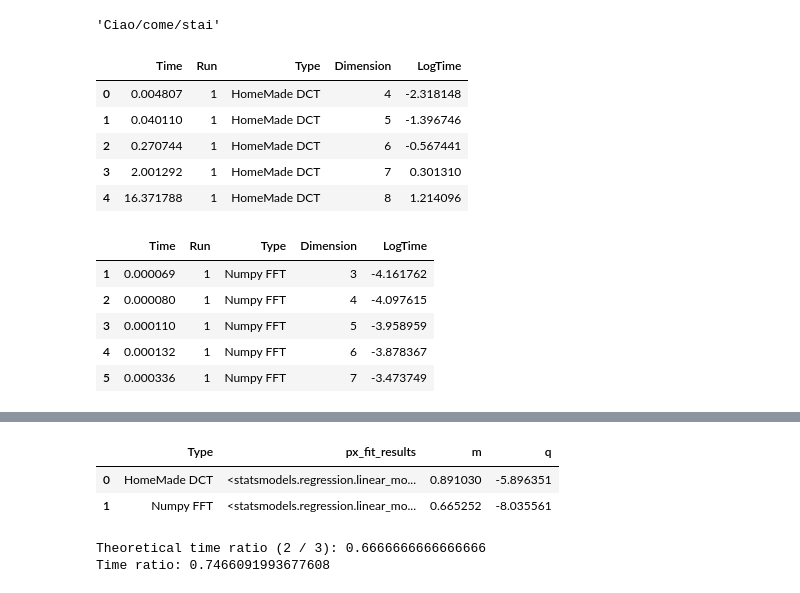
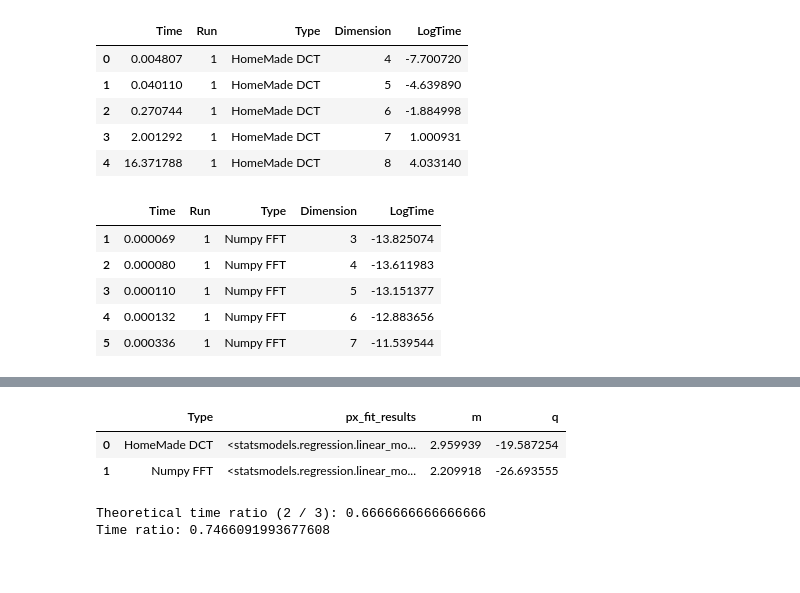
Before and after one commit to AuPath/Progetto-Calcolo-Scientifico, a Jupyter notebook: dct-plot.ipynb, the cells around one changed output, grey strips where cells are left out. Saved outputs shown, nothing was run; the diff lists cells and outputs as text; code cells hidden in the pictures.

```diff
--- a/dct-plot.ipynb
+++ b/dct-plot.ipynb
@@ -7,10 +7,6 @@ import seaborn as sns
 import plotly.express as px
 import plotly.graph_objects as go
 import os
-# %%
-os.path.join("Ciao", "come", "stai")
-# %% [output]
-'Ciao/come/stai'
 # %%
 DIMENSION_THLD = 8
 ASSETS_PATH = 'doc/assets'
@@ -18,15 +14,15 @@ SCALE = 4
 # %%
 data = pd.read_pickle(os.path.join(".", "out-dct", "data-result.pkl"))
 data = data.query('Dimension >= 3')
-data["LogTime"] = data["Time"].apply(np.log10)
+data["LogTime"] = data["Time"].apply(np.log2)
 data.head()
 # %% [output]
 |  | Time | Run | Type | Dimension | LogTime |
-| 0 | 0.004807 | 1 | HomeMade DCT | 4 | -2.318148 |
-| 1 | 0.040110 | 1 | HomeMade DCT | 5 | -1.396746 |
-| 2 | 0.270744 | 1 | HomeMade DCT | 6 | -0.567441 |
-| 3 | 2.001292 | 1 | HomeMade DCT | 7 | 0.301310 |
-| 4 | 16.371788 | 1 | HomeMade DCT | 8 | 1.214096 |
+| 0 | 0.004807 | 1 | HomeMade DCT | 4 | -7.700720 |
+| 1 | 0.040110 | 1 | HomeMade DCT | 5 | -4.639890 |
+| 2 | 0.270744 | 1 | HomeMade DCT | 6 | -1.884998 |
+| 3 | 2.001292 | 1 | HomeMade DCT | 7 | 1.000931 |
+| 4 | 16.371788 | 1 | HomeMade DCT | 8 | 4.033140 |
 # %%
 valid_data = data.query(f'Dimension >= {DIMENSION_THLD} or Type == "HomeMade DCT"')
 invalid_data = data.query(f'Dimension < {DIMENSION_THLD} and Type == "Numpy FFT"')
@@ -34,11 +30,11 @@ assert len(valid_data) + len(invalid_data) == len(data)
 invalid_data.head()
 # %% [output]
 |  | Time | Run | Type | Dimension | LogTime |
-| 1 | 0.000069 | 1 | Numpy FFT | 3 | -4.161762 |
-| 2 | 0.000080 | 1 | Numpy FFT | 4 | -4.097615 |
-| 3 | 0.000110 | 1 | Numpy FFT | 5 | -3.958959 |
-| 4 | 0.000132 | 1 | Numpy FFT | 6 | -3.878367 |
-| 5 | 0.000336 | 1 | Numpy FFT | 7 | -3.473749 |
+| 1 | 0.000069 | 1 | Numpy FFT | 3 | -13.825074 |
+| 2 | 0.000080 | 1 | Numpy FFT | 4 | -13.611983 |
+| 3 | 0.000110 | 1 | Numpy FFT | 5 | -13.151377 |
+| 4 | 0.000132 | 1 | Numpy FFT | 6 | -12.883656 |
+| 5 | 0.000336 | 1 | Numpy FFT | 7 | -11.539544 |
 # %%
 fig = px.scatter(valid_data, x="Dimension", y="LogTime", color="Type", trendline="ols")
 
@@ -83,7 +79,7 @@ fig.write_image(os.path.join(ASSETS_PATH, 'dct2.png'), scale=SCALE)
 [interactive output not drawn]
 # %%
 def extract_regression_parameters(target_fig):
-    trend_df = px.get_trendline_results(fig)
+    trend_df = px.get_trendline_results(target_fig)
     trend_df["m"] = trend_df["px_fit_results"].apply(lambda x : x.params[1])
     trend_df["q"] = trend_df["px_fit_results"].apply(lambda x : x.params[0])
     return trend_df
@@ -92,8 +88,8 @@ regression_parameters = extract_regression_parameters(fig)
 regression_parameters
 # %% [output]
 |  | Type | px_fit_results | m | q |
-| 0 | HomeMade DCT | <statsmodels.regression.linear_mo... | 0.891030 | -5.896351 |
-| 1 | Numpy FFT | <statsmodels.regression.linear_mo... | 0.665252 | -8.035561 |
+| 0 | HomeMade DCT | <statsmodels.regression.linear_mo... | 2.959939 | -19.587254 |
+| 1 | Numpy FFT | <statsmodels.regression.linear_mo... | 2.209918 | -26.693555 |
 # %%
 time_ratio = min(regression_parameters.m) / max(regression_parameters.m)
 print(f"Theoretical time ratio (2 / 3): {2 / 3}")
```
Also changed, not shown: parts of 1 cell of this notebook, 2 other files.
